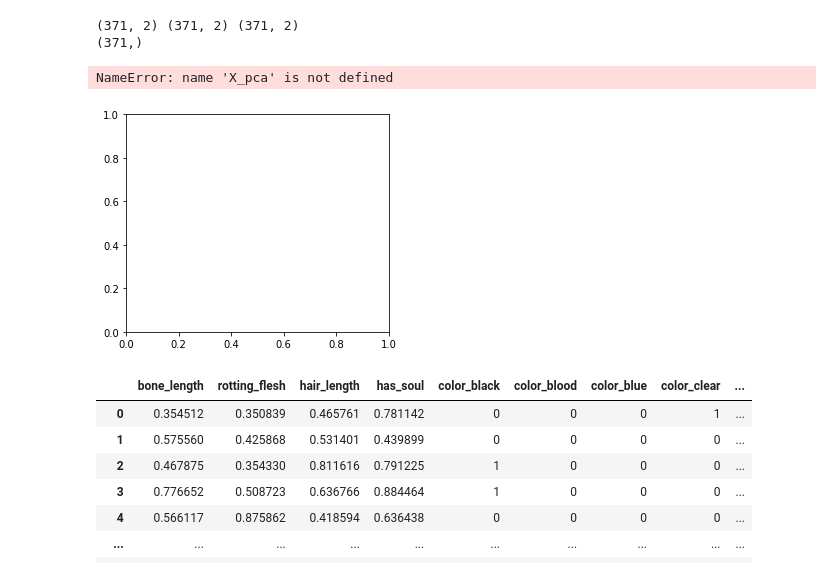
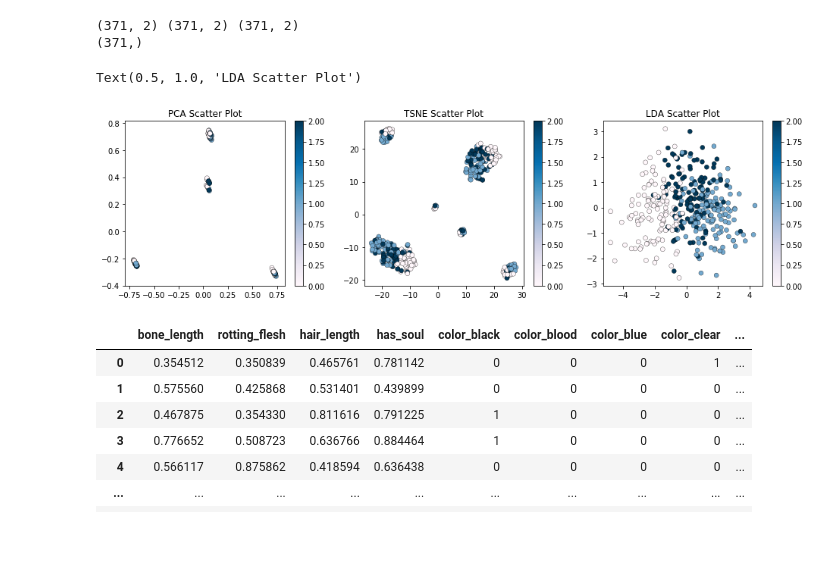
Before and after one commit to Lisstrange/Mini-examples, a Jupyter notebook: ghosts.ipynb, the cells around one changed output. Saved outputs shown, nothing was run; the diff lists cells and outputs as text; code cells hidden in the pictures; blank space fills up the shorter version.

```diff
--- a/ghosts.ipynb
+++ b/ghosts.ipynb
@@ -424,22 +407,22 @@ print(y.shape)
 # %%
 plt.figure(figsize=(16, 4))
 #fig, ax = plt.subplots(1, 3, sharex = True, sharey = True, figsize=(15, 4))
 
 plt.subplot(131)
-plt.scatter(X_pca[:,0], X_pca[:, 1], c=y, cmap='coolwarm')
+plt.scatter(X_pca[:,0], X_pca[:, 1], c=y, cmap='PuBu', edgecolor='black', linewidth=0.3)
 plt.colorbar()
 plt.title('PCA Scatter Plot')
 plt.subplot(132)
-plt.scatter(X_tsne[:,0], X_tsne[:, 1], c=y, cmap='coolwarm')
+plt.scatter(X_tsne[:,0], X_tsne[:, 1], c=y, cmap='PuBu', edgecolor='black', linewidth=0.3)
 plt.colorbar()
 plt.title('TSNE Scatter Plot')
 plt.subplot(133)
-plt.scatter(X_lda[:,0], X_lda[:, 1], c=y, cmap='coolwarm')
+plt.scatter(X_lda[:,0], X_lda[:, 1], c=y, cmap='PuBu', edgecolor='black', linewidth=0.3)
 plt.colorbar()
 plt.title('LDA Scatter Plot')
 # %% [output]
-NameError: name 'X_pca' is not defined
+Text(0.5, 1.0, 'LDA Scatter Plot')
-[figure, old version]
+[figure, new version]
 # %%
 X
 # %% [output]
```
Also changed, not shown: parts of 11 cells of this notebook.
